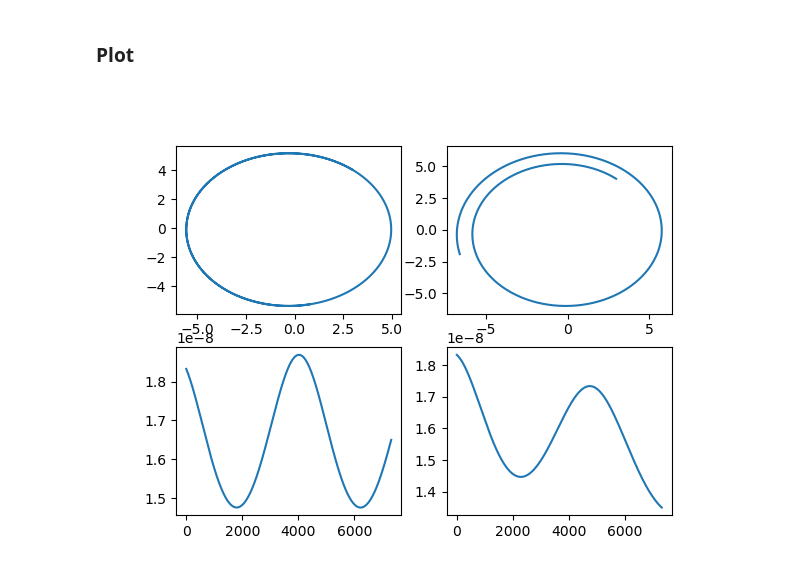
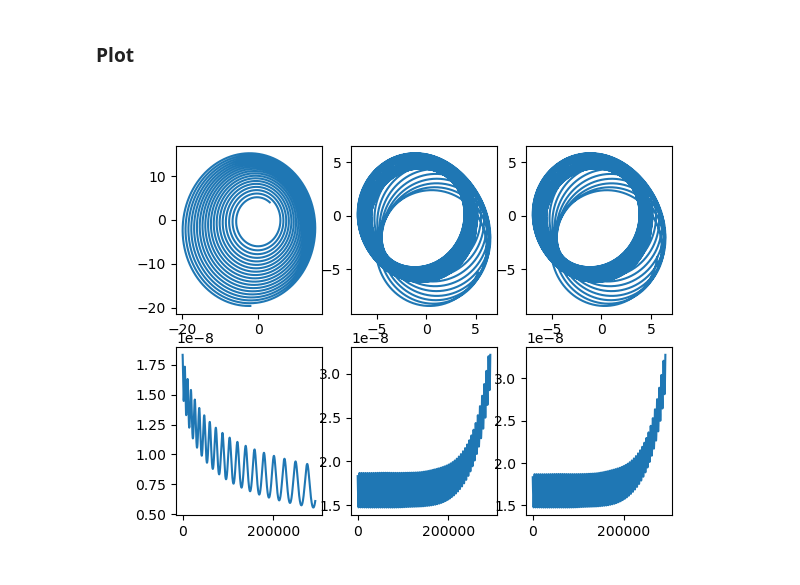
Before and after one commit to ColinDucarme/LPHYS1303---Projet, a Jupyter notebook: FD/Celestial_Dynamics.ipynb, the cells around one changed output. Cells and saved outputs as stored; diff of their text form; code cells hidden in the pictures.

```diff
--- a/FD/Celestial_Dynamics.ipynb
+++ b/FD/Celestial_Dynamics.ipynb
@@ -142,11 +142,11 @@ def Eula(G, masses, pos_init, mom_init, dt, tmax):
     E = np.zeros(len(t))
     pos[:,0] = pos_init
     mom[:,0] = mom_init
-    E[0] = energy(masses, pos[:,0], mom[:,0])
+    E[0] = energy(pos[:,0], mom[:,0],masses)
     for i in range(len(t)-1):
         mom[:,i+1] = mom[:,i] + dt*dmom_dt(pos[:,i],mom[:,i],masses)
         pos[:,i+1] = pos[:,i] + dt*dpos_dt(pos[:,i],mom[:,i],masses)
-        E[i+1] = energy(masses, pos[:,i+1], mom[:,i+1])
+        E[i+1] = energy(pos[:,i+1], mom[:,i+1],masses)
     return {'t':t, 'pos':pos, 'mom': mom, 'E':E}
 # %%
 def Heun(G, masses, pos_init, mom_init, dt, tmax):
@@ -175,7 +175,7 @@ def Heun(G, masses, pos_init, mom_init, dt, tmax):
     E = np.zeros(len(t))
     pos[:,0] = pos_init
     mom[:,0] = mom_init
-    E[0] = energy(masses, pos[:,0], mom[:,0])
+    E[0] = energy(pos[:,0], mom[:,0],masses)
     for i in range(len(t)-1):
         mom_tilde = mom[:,i] + dt*dmom_dt(pos[:,i],mom[:,i],masses)
         pos_tilde = pos[:,i] + dt*dpos_dt(pos[:,i],mom[:,i],masses)
@@ -231,29 +224,30 @@ def SV(G, masses, pos_init, v_init, dt, tmax):
 ### Calculs
 # %%
 # Conditions initiales
-pos_init,vit_init = Init_Cond(2,masses,[coord_Sun_Sun1, coord_Jup_Sun1],[vit_Sun,vit_Jup])
+pos_init,mom_init = Init_Cond(2,masses,[coord_Sun_Sun1, coord_Jup_Sun1],[vit_Sun,vit_Jup])
 
 dt = 10 # nbre de jours par dt
-N_tmax = 20 # nbre d'années de la simu
+N_tmax = 800 # nbre d'années de la simu
 tmax = (N_tmax*365+(N_tmax/4)) #jours
 
-solEul = Eula(G, masses, pos_init, vit_init,dt, tmax)
-solHeun = Heun(G, masses, pos_init, vit_init,dt, tmax)
-# solSV = SV(G,masses,pos_init,vit_init,dt,tmax)
+solEul = Eula(G, masses, pos_init, mom_init,dt, tmax)
+solHeun = Heun(G, masses, pos_init, mom_init,dt, tmax)
+solSV = SV(G,masses,pos_init,mom_init,dt,tmax)
 
 # np.savetxt(fname="./jup_v.txt", X=solHeun['vit'][1,:,:],delimiter='\t')
 # np.savetxt(fname="./jup_p.txt", X=solHeun['pos'][1,:,:],delimiter='\t')
 # %% [markdown]
 ### Plot
 # %%
-fig,ax = plt.subplots(2,2)
+fig,ax = plt.subplots(2,3)
 
-ax[0,0].plot(solHeun['pos'][3,:],solHeun['pos'][4,:])
-ax[1,0].plot(solHeun['t'],solHeun['E'])
-ax[0,1].plot(solEul['pos'][3,:],solEul['pos'][4,:])
-ax[1,1].plot(solEul['t'],solEul['E'])
-
+ax[0,0].plot(solEul['pos'][3,:],solEul['pos'][4,:])
+ax[1,0].plot(solEul['t'],solEul['E'])
+ax[0,1].plot(solHeun['pos'][3,:],solHeun['pos'][4,:])
+ax[1,1].plot(solHeun['t'],solHeun['E'])
+ax[0,2].plot(solSV['pos'][3,:],solSV['pos'][4,:])
+ax[1,2].plot(solSV['t'],solSV['E'])
 
 plt.show()
 # %% [output]
-[figure, old version]
+[figure, new version]
```
Also changed, not shown: parts of 2 cells of this notebook.
